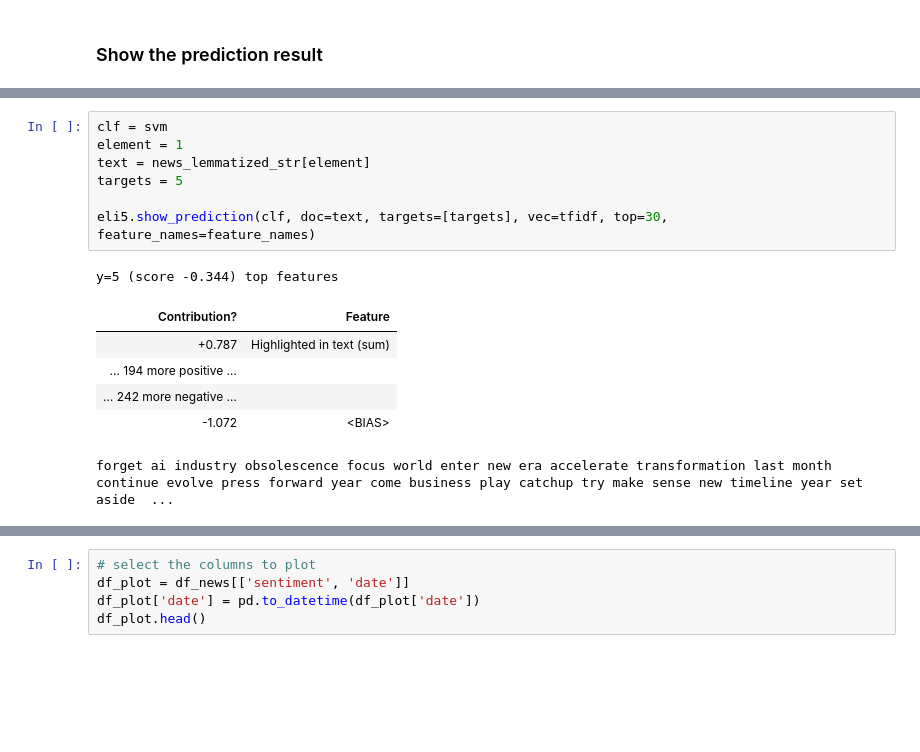
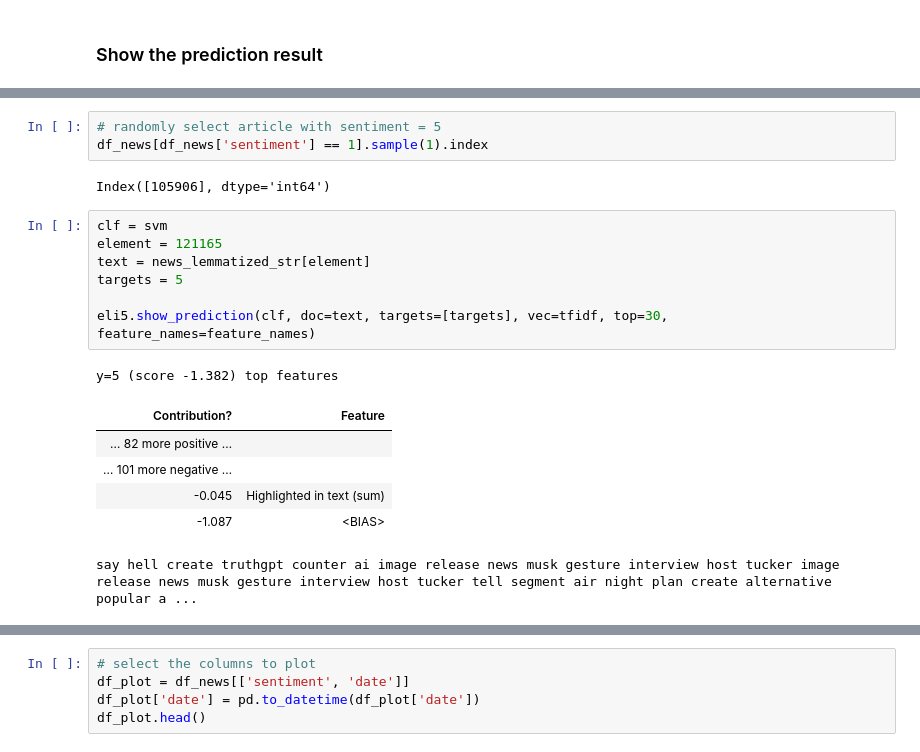
Before and after one commit to slvhuang/Final-Project-NLP, a Jupyter notebook: 4_sentiment_analysis.ipynb, the cells around one changed output, grey strips where cells are left out. Cells and saved outputs as stored; diff of their text form; blank space fills up the shorter version.

```diff
--- a/4_sentiment_analysis.ipynb
+++ b/4_sentiment_analysis.ipynb
@@ -626,15 +680,20 @@ plt.show()
+# %%
+# randomly select article with sentiment = 5
+df_news[df_news['sentiment'] == 1].sample(1).index
+# %% [output]
+Index([105906], dtype='int64')
 # %%
 clf = svm
-element = 1
+element = 121165
 text = news_lemmatized_str[element]
 targets = 5
 
 eli5.show_prediction(clf, doc=text, targets=[targets], vec=tfidf, top=30, feature_names=feature_names)
 # %% [output]
-y=5 (score -0.344) top features
+y=5 (score -1.382) top features
 | Contribution? | Feature |
-| +0.787 | Highlighted in text (sum) |
-| … 194 more positive … |  |
-| … 242 more negative … |  |
-| -1.072 | <BIAS> |
+| … 82 more positive … |  |
+| … 101 more negative … |  |
+| -0.045 | Highlighted in text (sum) |
+| -1.087 | <BIAS> |
-forget ai industry obsolescence focus world enter new era accelerate transformation last month continue evolve press forward year come business play catchup try make sense new timeline year set aside  ...
+say hell create truthgpt counter ai image release news musk gesture interview host tucker image release news musk gesture interview host tucker tell segment air night plan create alternative popular a ...
```
Also changed, not shown: parts of 28 cells of this notebook, 4 other files.
